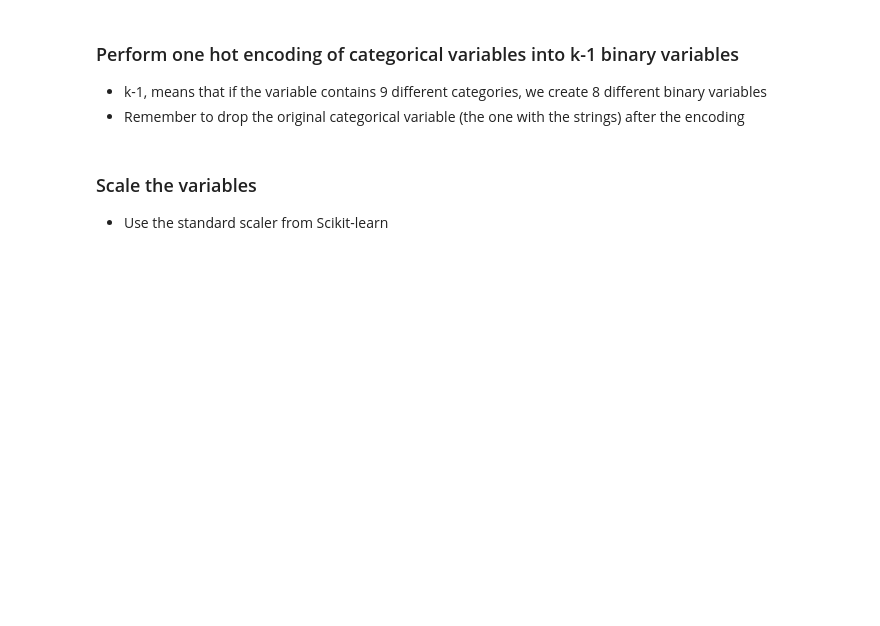
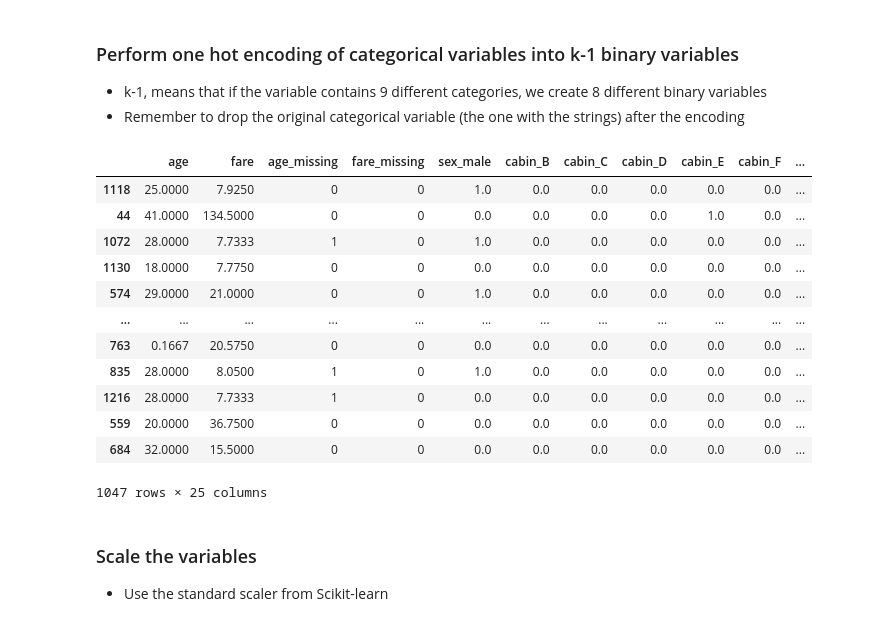
Before and after one commit to trainindata/deploying-machine-learning-models, a Jupyter notebook: section-04-research-and-development/titanic-assignment/01-predicting-survival-titanic-assignement.ipynb, the cells around one changed output. Saved outputs shown, nothing was run; the diff lists cells and outputs as text; code cells hidden in the pictures; blank space fills up the shorter version.

```diff
--- a/section-04-research-and-development/titanic-assignment/01-predicting-survival-titanic-assignement.ipynb
+++ b/section-04-research-and-development/titanic-assignment/01-predicting-survival-titanic-assignement.ipynb
@@ -151,5 +197,15 @@ X_train.shape, X_test.shape
 
 - Add a binary missing indicator
 - Fill NA in original variable with the median
+# %%
+for var in vars_num:
+    colname = f'{var}_missing'
+    X_train[colname] = np.where(X_train[var].isna(), 1, 0)
+    X_test[colname] = np.where(X_test[var].isna(), 1, 0)
+    X_train[var].fillna(X_train[var].median(), inplace=True)
+    X_test[var].fillna(X_test[var].median(), inplace=True)
 # %% [markdown]
 ### Replace Missing data in categorical variables with the string **Missing**
+# %%
+X_train[vars_cat].fillna('Missing', inplace=True)
+X_test[vars_cat].fillna('Missing', inplace=True)
@@ -157,3 +222,16 @@ X_train.shape, X_test.shape
 ### Remove rare labels in categorical variables
 
 - remove labels present in less than 5 % of the passengers
+# %%
+def rare_categories(X_train, var, threshold=0.05):
+    tmp = X_train[var].value_counts(normalize=True)
+    rare = tmp[tmp < threshold].index.tolist()
+
+    return rare
+# %%
+for var in vars_cat:
+    rare = rare_categories(X_train, var)
+    X_train[var] = np.where(X_train[var].isin(rare), 'Rare', X_train[var])
+    X_test[var] = np.where(X_test[var].isin(rare), 'Rare', X_test[var])
+    print(X_train[var].value_counts(normalize=True))
+    print(X_test[var].value_counts(normalize=True))
@@ -162,6 +258,28 @@ X_train.shape, X_test.shape
 
 - k-1, means that if the variable contains 9 different categories, we create 8 different binary variables
 - Remember to drop the original categorical variable (the one with the strings) after the encoding
+# %%
+enc = OneHotEncoder(drop='first').fit(X_train[vars_cat])
+enc_cols = enc.get_feature_names_out(vars_cat)
+X_train[enc_cols] = enc.transform(X_train[vars_cat]).todense()
+X_test[enc_cols] = enc.transform(X_test[vars_cat]).todense()
+X_train.drop(vars_cat, inplace=True, axis=1)
+X_test.drop(vars_cat, inplace=True, axis=1)
+X_train
+# %% [output]
+|  | age | fare | age_missing | fare_missing | sex_male | cabin_B | cabin_C | cabin_D | cabin_E | cabin_F | ... |
+| 1118 | 25.0000 | 7.9250 | 0 | 0 | 1.0 | 0.0 | 0.0 | 0.0 | 0.0 | 0.0 | ... |
+| 44 | 41.0000 | 134.5000 | 0 | 0 | 0.0 | 0.0 | 0.0 | 0.0 | 1.0 | 0.0 | ... |
+| 1072 | 28.0000 | 7.7333 | 1 | 0 | 1.0 | 0.0 | 0.0 | 0.0 | 0.0 | 0.0 | ... |
+| 1130 | 18.0000 | 7.7750 | 0 | 0 | 0.0 | 0.0 | 0.0 | 0.0 | 0.0 | 0.0 | ... |
+| 574 | 29.0000 | 21.0000 | 0 | 0 | 1.0 | 0.0 | 0.0 | 0.0 | 0.0 | 0.0 | ... |
+| ... | ... | ... | ... | ... | ... | ... | ... | ... | ... | ... | ... |
+| 763 | 0.1667 | 20.5750 | 0 | 0 | 0.0 | 0.0 | 0.0 | 0.0 | 0.0 | 0.0 | ... |
+| 835 | 28.0000 | 8.0500 | 1 | 0 | 1.0 | 0.0 | 0.0 | 0.0 | 0.0 | 0.0 | ... |
+| 1216 | 28.0000 | 7.7333 | 1 | 0 | 0.0 | 0.0 | 0.0 | 0.0 | 0.0 | 0.0 | ... |
+| 559 | 20.0000 | 36.7500 | 0 | 0 | 0.0 | 0.0 | 0.0 | 0.0 | 0.0 | 0.0 | ... |
+| 684 | 32.0000 | 15.5000 | 0 | 0 | 0.0 | 0.0 | 0.0 | 0.0 | 0.0 | 0.0 | ... |
+1047 rows × 25 columns
 # %% [markdown]
 ### Scale the variables
 
```
Also changed, not shown: parts of 18 cells of this notebook, 11 other files.
